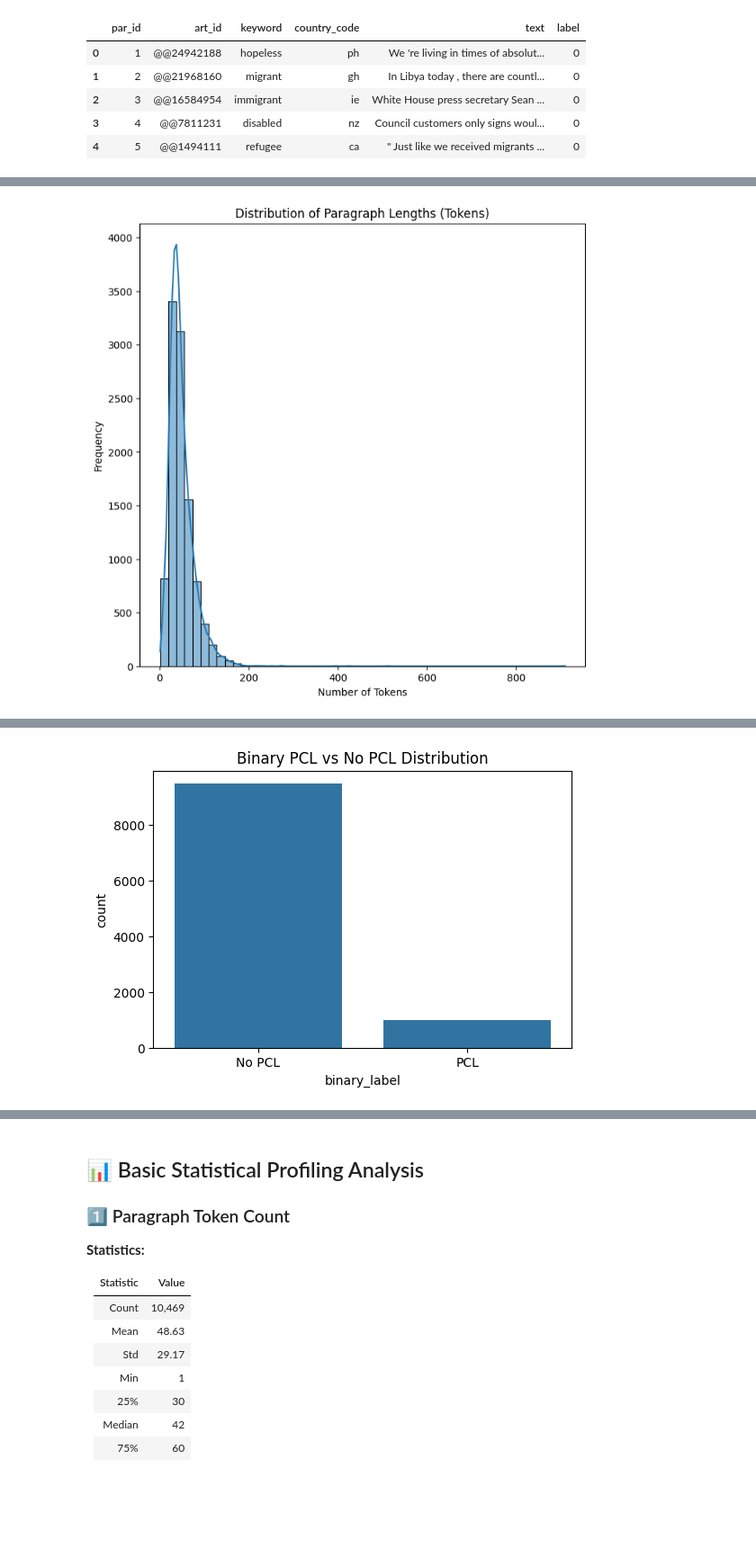
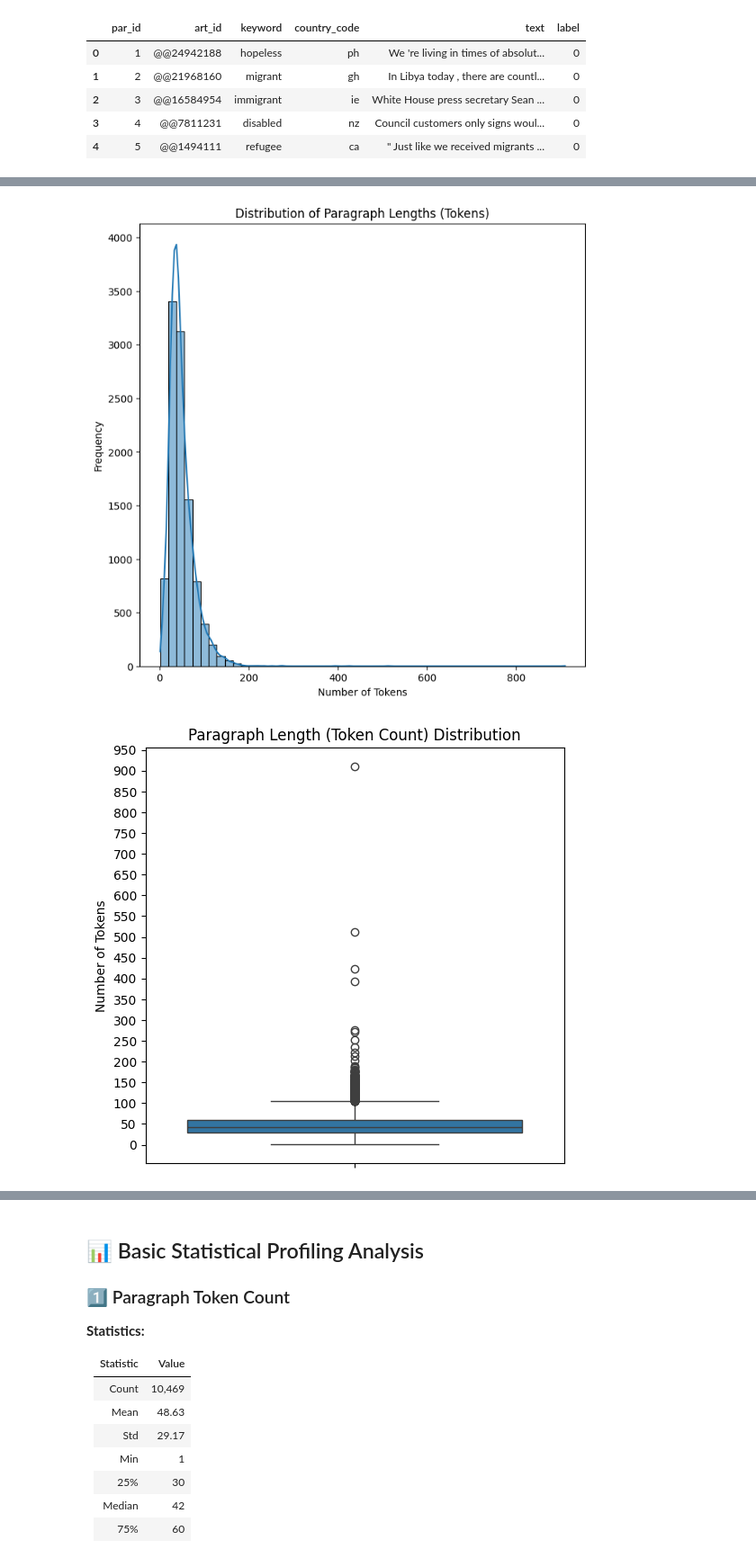
Before and after one commit to tabeer-asif/DontPatronizeMe, a Jupyter notebook: Task2.ipynb, the cells around one changed output, grey strips where cells are left out. Shown at 90% size. Drawn from its saved outputs; the diff is of its cells as text; code cells hidden in the pictures; blank space fills up the shorter version.

```diff
--- a/Task2.ipynb
+++ b/Task2.ipynb
@@ -68,6 +69,14 @@ plt.xlabel("Number of Tokens")
 plt.ylabel("Frequency")
 plt.show()
 
+plt.figure(figsize=(6,6))
+sns.boxplot(y=data['token_count'])
+
+plt.title("Paragraph Length (Token Count) Distribution")
+plt.ylabel("Number of Tokens")
+plt.gca().yaxis.set_major_locator(ticker.MultipleLocator(50))
+plt.show()
+
 # ✅ 2️⃣ Vocabulary Size
 
 
@@ -77,33 +86,34 @@ flattened_PR = [word for paragraph in all_words_PR for word in paragraph]
 data['token_count_PR'] = [len(tokens) for tokens in all_words_PR]
 # Create vocabulary set
 vocab = set(flattened_PR)
 #vocab = set(word for paragraph in all_words_PR for word in paragraph)
 print(f"\nVocabulary Size: {len(vocab)} unique words")
 
 # ✅ 3️⃣ Binary Class Distribution
 data['binary_label'] = data['label'].apply(lambda x: 'No PCL' if x in [0,1] else 'PCL')
 
 print("\nBinary Class Distribution:\n")
 print(data['binary_label'].value_counts())
 
 # Visualise binary class distribution
 plt.figure(figsize=(6,4))
 sns.countplot(x='binary_label', data=data)
 plt.title("Binary PCL vs No PCL Distribution")
 plt.show()
 # %% [output]
 Paragraph Token Count Statistics:
 
 count    10469.000000
 mean        48.629095
 std         29.173851
 min          1.000000
 25%         30.000000
 50%         42.000000
 75%         60.000000
 max        910.000000
 Name: token_count, dtype: float64
 [figure]
+[figure, new version]
 Vocabulary Size: 30037 unique words
 
 Binary Class Distribution:
@@ -112,4 +122,3 @@ binary_label
 No PCL    9476
 PCL        993
 Name: count, dtype: int64
-[figure, old version]
```
Also changed, not shown: parts of 4 cells of this notebook, 1 other file.
